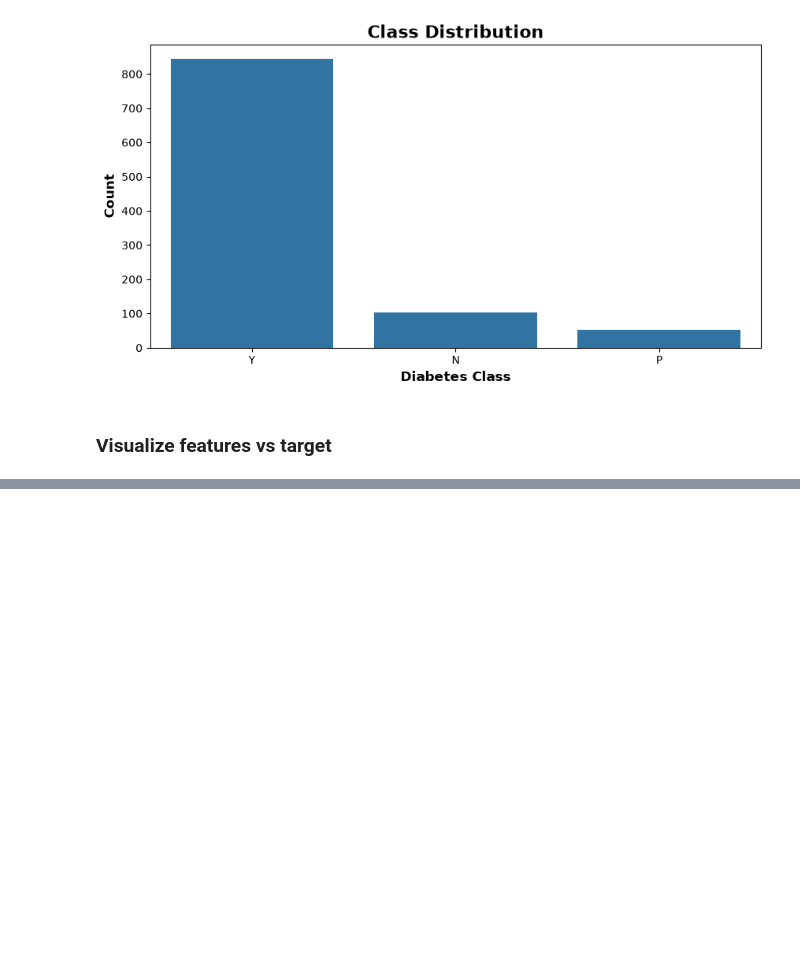
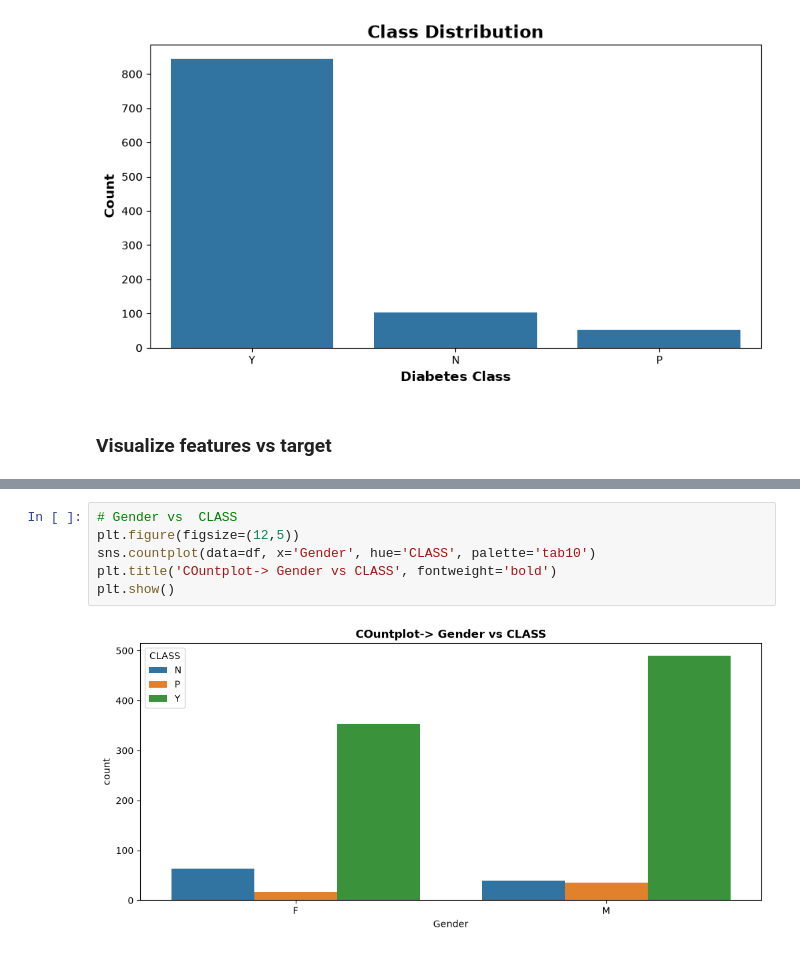
Before and after one commit to Ritupriya-Chowdhury/Diabetes_Prediction_Decision_Tree_Project, a Jupyter notebook: diabetes_prediction.ipynb, the cells around one changed output, grey strips where cells are left out. Drawn from its saved outputs; the diff is of its cells as text; blank space fills up the shorter version.

```diff
--- a/diabetes_prediction.ipynb
+++ b/diabetes_prediction.ipynb
@@ -229,0 +238,8 @@ ax[0,0].set_title('Boxplot-> HbA1c vs CLASS')
+# %%
+# Gender vs  CLASS
+plt.figure(figsize=(12,5))
+sns.countplot(data=df, x='Gender', hue='CLASS', palette='tab10')
+plt.title('COuntplot-> Gender vs CLASS', fontweight='bold')
+plt.show()
+# %% [output]
+[figure, added]
```
Also changed, not shown: parts of 3 cells of this notebook.
